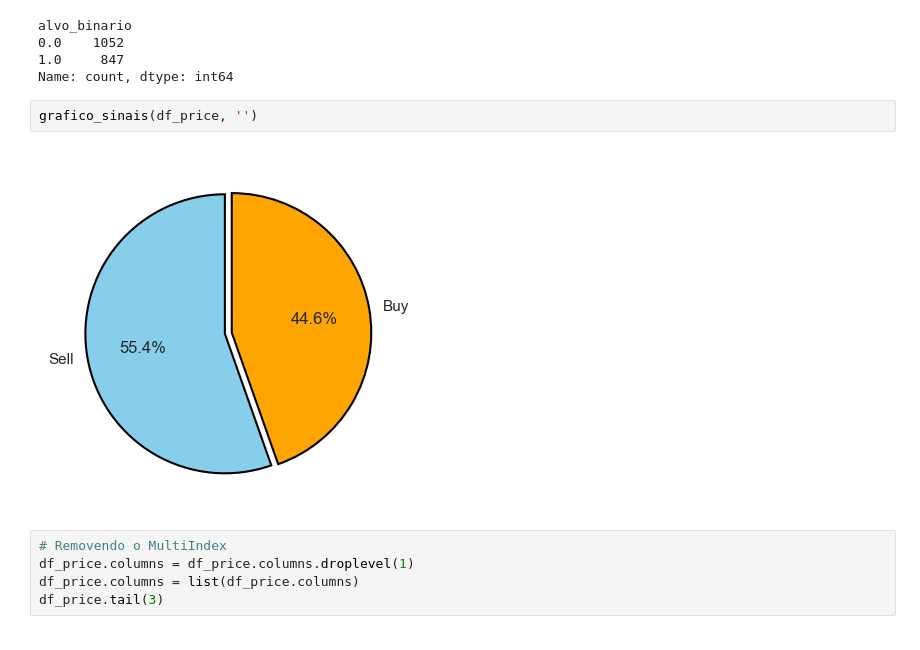
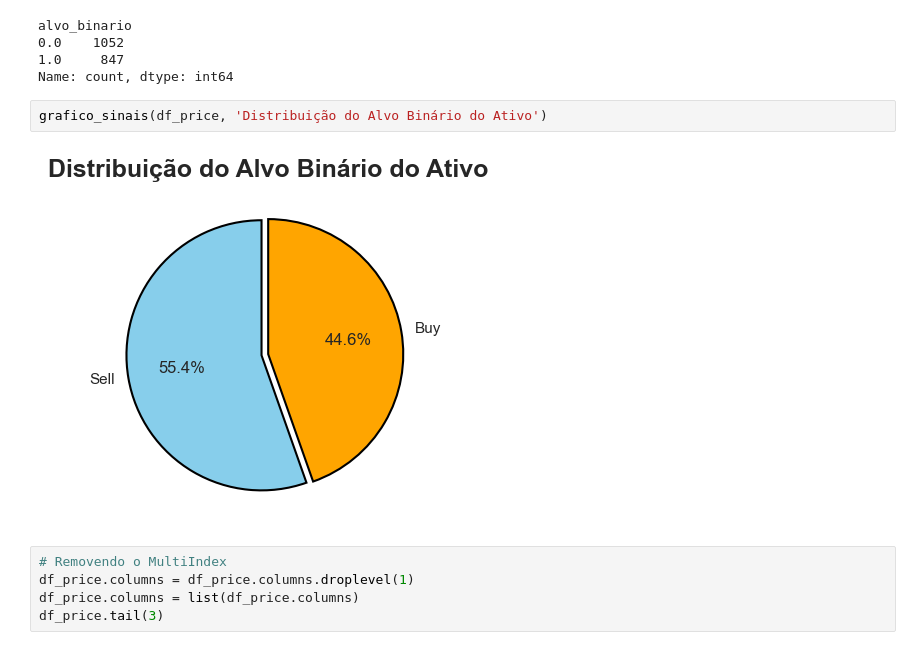
Before and after one commit to rianlucascs/predicao-dados-binarios, a Jupyter notebook: notebooks/notebook.ipynb, the cells around one changed output. Drawn from its saved outputs; the diff is of its cells as text.

```diff
--- a/notebooks/notebook.ipynb
+++ b/notebooks/notebook.ipynb
@@ -133,10 +133,10 @@ alvo_binario
 0.0    1052
 1.0     847
 Name: count, dtype: int64
-# %%
-grafico_sinais(df_price, '')
-# %% [output]
-[figure, removed]
+# %%
+grafico_sinais(df_price, 'Distribuição do Alvo Binário do Ativo')
+# %% [output]
+[figure, added]
 # %%
 # Removendo o MultiIndex
 df_price.columns = df_price.columns.droplevel(1)
```
Also changed, not shown: 1 other file.
